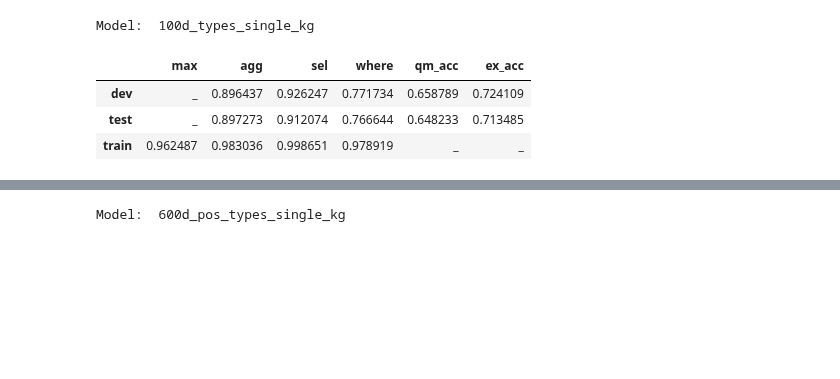
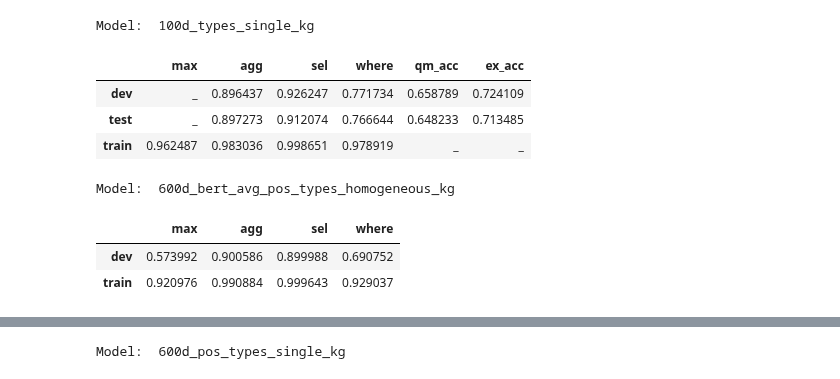
Before and after one commit to LukasMut/TypeSQL-plus-BERT, a Jupyter notebook: results.ipynb, the cells around one changed output, grey strips where cells are left out. Drawn from its saved outputs; the diff is of its cells as text; code cells hidden in the pictures; blank space fills up the shorter version.

```diff
--- a/results.ipynb
+++ b/results.ipynb
@@ -133,3 +133,10 @@ Model:  100d_types_single_kg
 | dev | _ | 0.896437 | 0.926247 | 0.771734 | 0.658789 | 0.724109 |
 | test | _ | 0.897273 | 0.912074 | 0.766644 | 0.648233 | 0.713485 |
 | train | 0.962487 | 0.983036 | 0.998651 | 0.978919 | _ | _ |
+# %%
+mk_dataframe(next(iter(results_train)))
+# %% [output]
+Model:  600d_bert_avg_pos_types_homogeneous_kg
+|  | max | agg | sel | where |
+| dev | 0.573992 | 0.900586 | 0.899988 | 0.690752 |
+| train | 0.920976 | 0.990884 | 0.999643 | 0.929037 |
```
Also changed, not shown: parts of 7 cells of this notebook, 5 other files.
